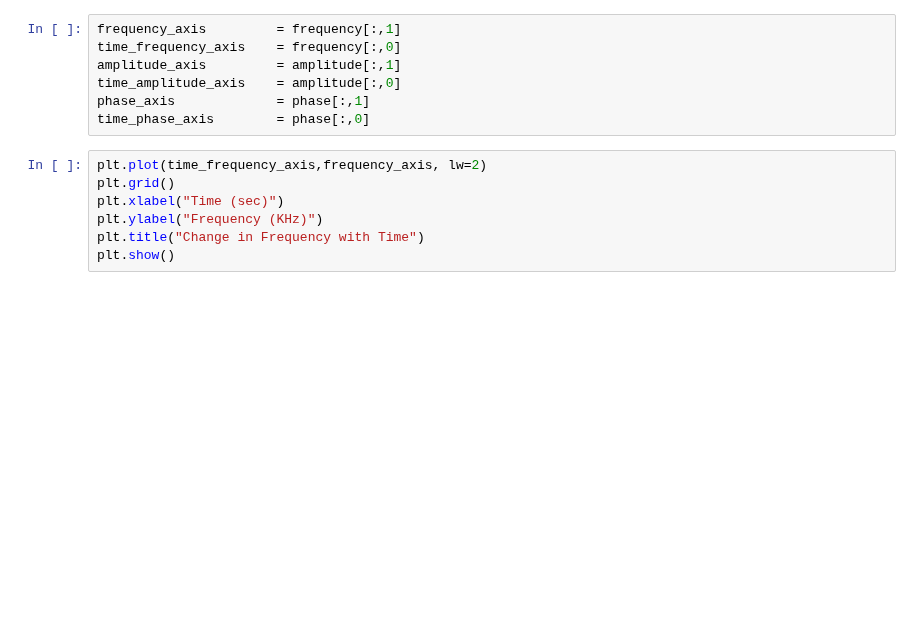
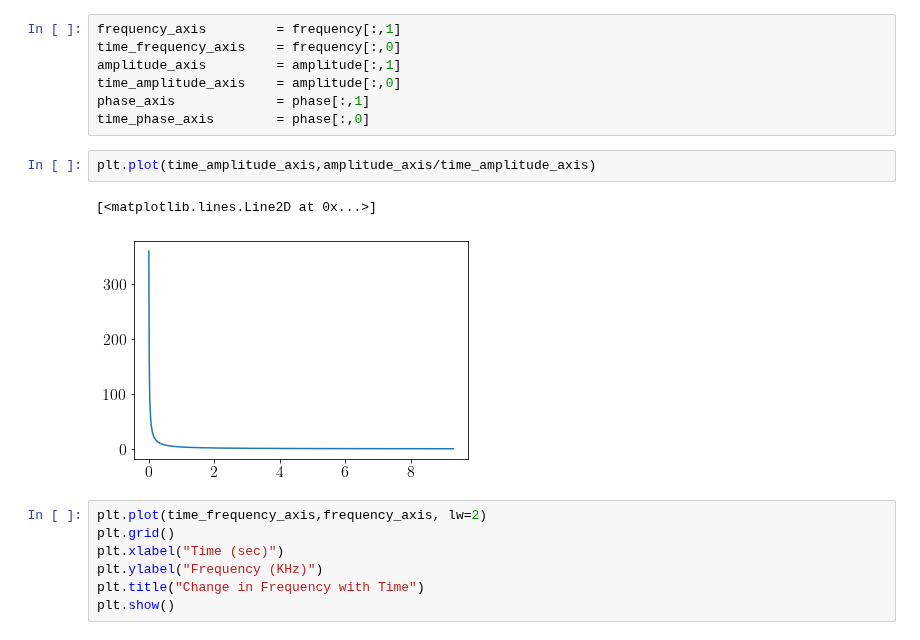
Before and after one commit to aaronkebede/PHY220, a Jupyter notebook: project-one/v1/plots.ipynb, the cells around one changed output. Cells and saved outputs as stored; diff of their text form; blank space fills up the shorter version.

```diff
--- a/project-one/v1/plots.ipynb
+++ b/project-one/v1/plots.ipynb
@@ -28,6 +28,11 @@ amplitude_axis         = amplitude[:,1]
 time_amplitude_axis    = amplitude[:,0]
 phase_axis             = phase[:,1]
 time_phase_axis        = phase[:,0]
+# %%
+plt.plot(time_amplitude_axis,amplitude_axis/time_amplitude_axis)
+# %% [output]
+[<matplotlib.lines.Line2D at 0x...>]
+[figure, added]
 # %%
 plt.plot(time_frequency_axis,frequency_axis, lw=2)
 plt.grid()
```
